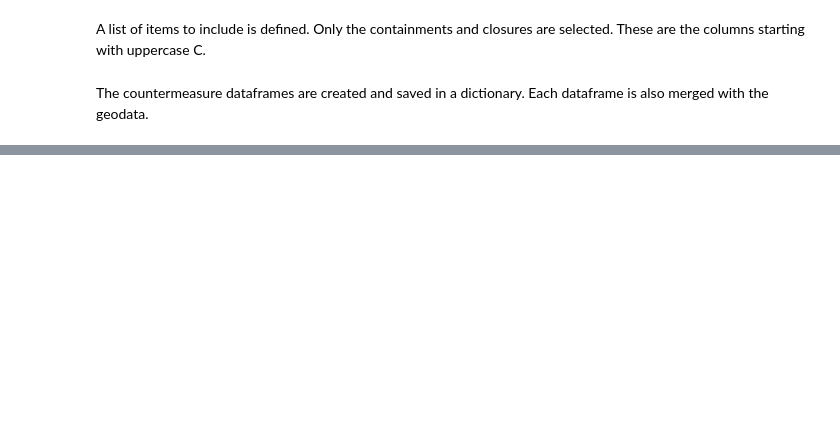
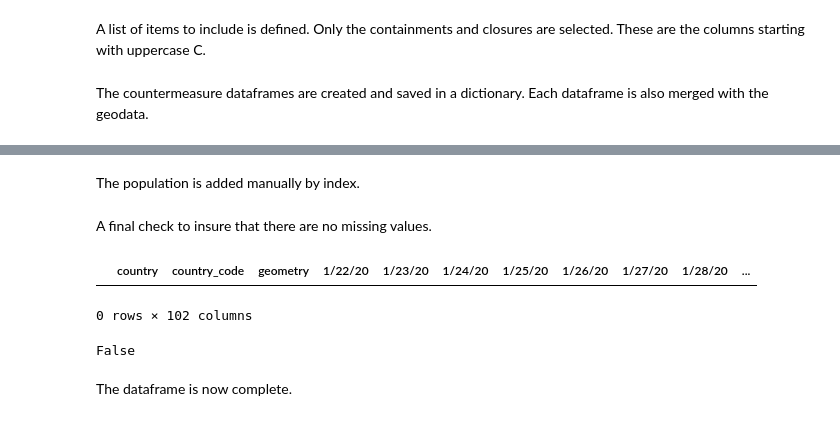
Before and after one commit to MFHolm/socialData, a Jupyter notebook: data_prep.ipynb, the cells around one changed output, grey strips where cells are left out. Saved outputs shown, nothing was run; the diff lists cells and outputs as text; code cells hidden in the pictures; blank space fills up the shorter version.

```diff
--- a/data_prep.ipynb
+++ b/data_prep.ipynb
@@ -124,0 +189,27 @@ for item in items_to_include:
+# %% [markdown]
+The population is added manually by index.
+# %%
+#Set population value for the missing countries
+country_total_df_with_population.at[2,'population'] = 567402
+country_total_df_with_population.at[20,'population'] = 3234
+country_total_df_with_population.at[23,'population'] = 0
+country_total_df_with_population.at[79,'population'] = 4862979
+country_total_df_with_population.at[140,'population'] = 23726460
+country_total_df_with_population.at[154,'population'] = 3457786
+country_total_df_with_population.at[159,'population'] = 1189265
+country_total_df_with_population.at[166,'population'] = 15008226
+country_total_df_with_population.at[173,'population'] = 1797086
+country_total_df_with_population.at[175,'population'] = 10975927
+# %% [markdown]
+A final check to insure that there are no missing values.
+# %%
+country_total_df_with_population[country_total_df_with_population['population'].isna()]
+# %% [output]
+|  | country | country_code | geometry | 1/22/20 | 1/23/20 | 1/24/20 | 1/25/20 | 1/26/20 | 1/27/20 | 1/28/20 | ... |
+0 rows × 102 columns
+# %%
+country_total_df_with_population.isnull().values.any()
+# %% [output]
+False
+# %% [markdown]
+The dataframe is now complete.
```
Also changed, not shown: parts of 17 cells of this notebook, 1 other file.
